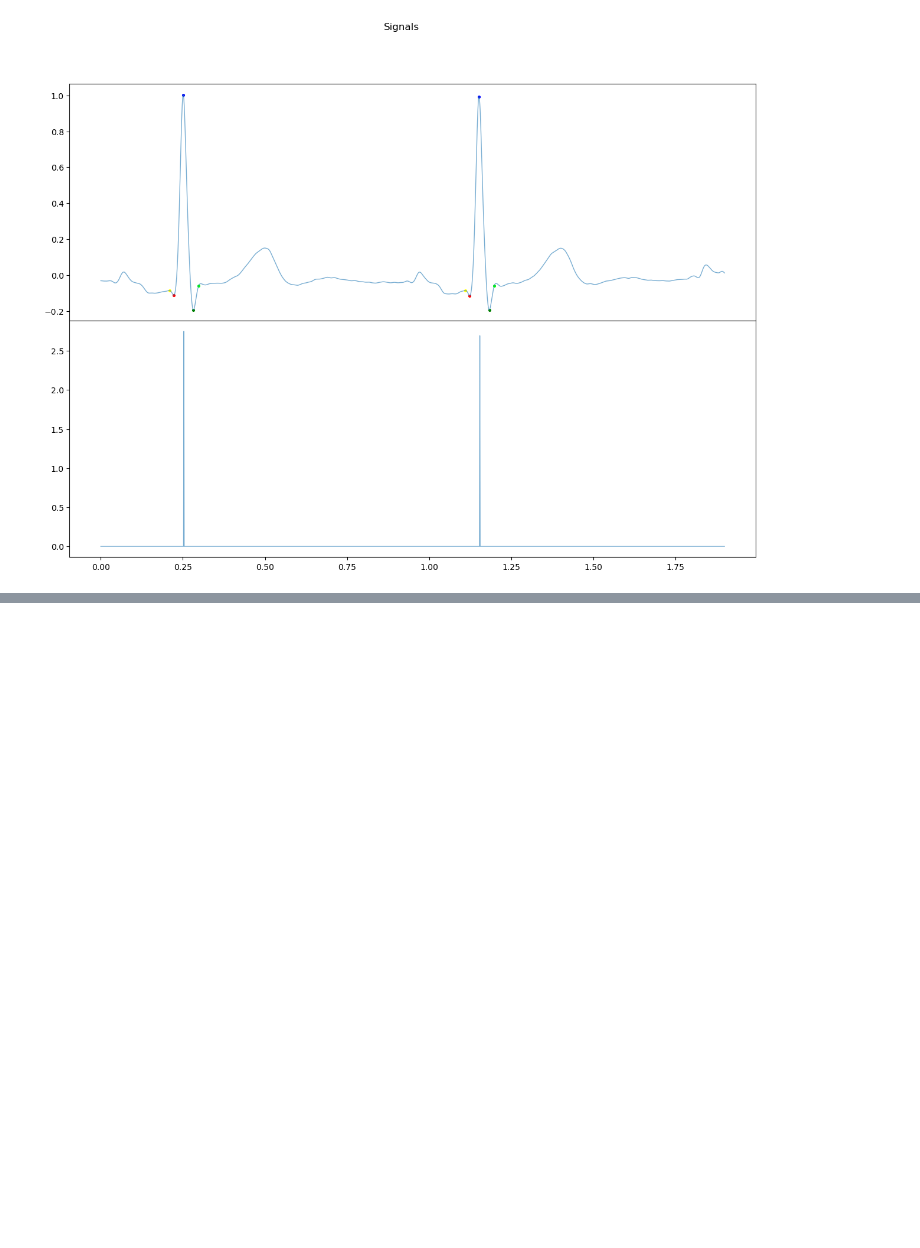
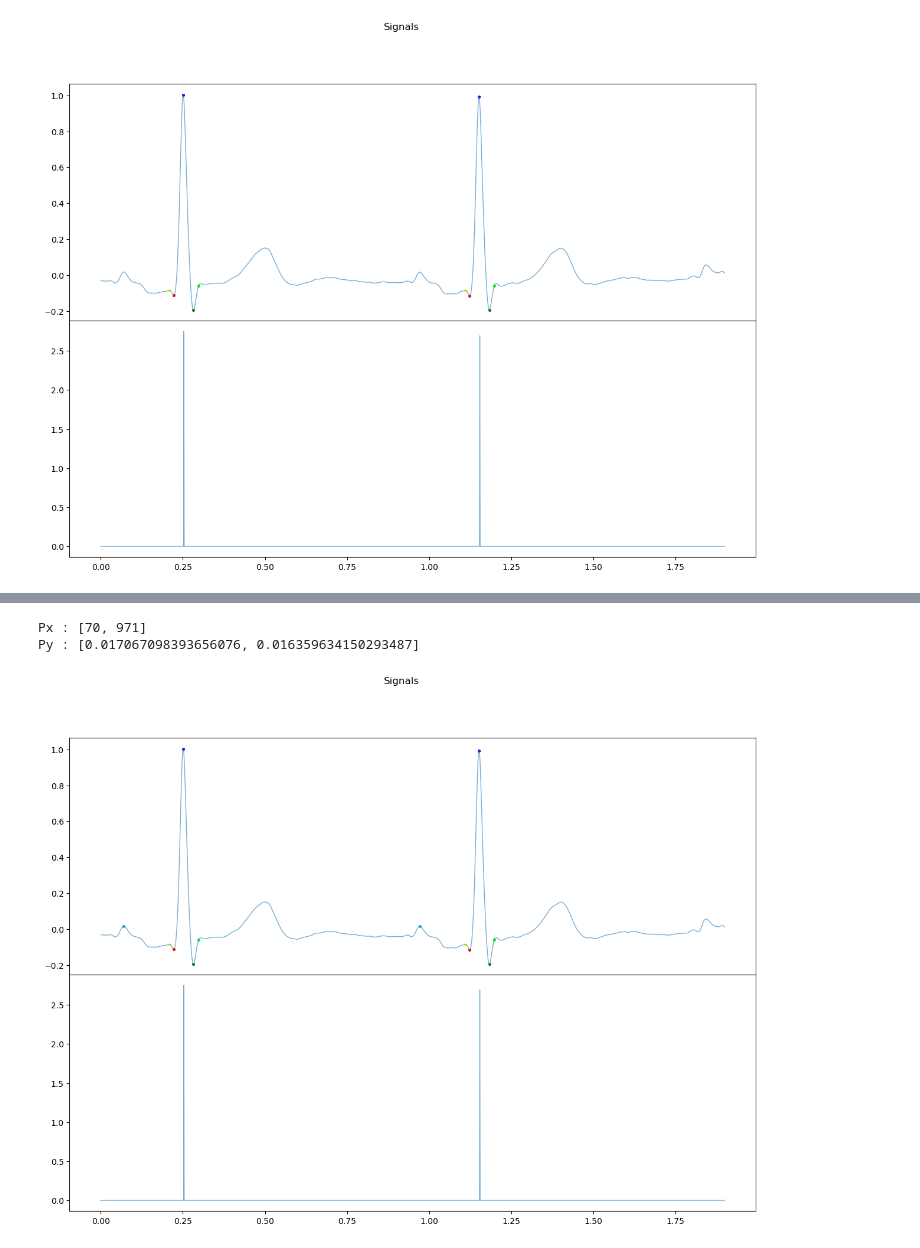
Before and after one commit to Nourhan-Mahmoud/ECG-Based-Authentication-Interface, a Jupyter notebook: 02.Preprocessing_and_FeaturesExtraction/FeatureExtraction_NB.ipynb, the cells around one changed output, grey strips where cells are left out. Saved outputs shown, nothing was run; the diff lists cells and outputs as text; code cells hidden in the pictures; blank space fills up the shorter version.

```diff
--- a/02.Preprocessing_and_FeaturesExtraction/FeatureExtraction_NB.ipynb
+++ b/02.Preprocessing_and_FeaturesExtraction/FeatureExtraction_NB.ipynb
@@ -285,0 +329,30 @@ wfdb.plot_wfdb(record, title='record')
+# %%
+print("Px : " + str(Px))
+print("Py : " + str(Py))
+# %% [output]
+Px : [70, 971]
+Py : [0.017067098393656076, 0.016359634150293487]
+# %%
+Px = np.array(Px)
+Py = np.array(Py)
+# %%
+# Plot
+ts = np.arange(0, time, 1.0 / fs)  # time vector
+
+fig = plt.figure(figsize=[15, 10.4])
+gs = fig.add_gridspec(2, hspace=0)
+axs = gs.subplots(sharex=True, sharey=False)
+fig.suptitle("Signals")
+axs[0].plot(ts, denoised_signal, alpha=0.6, lw=1, label="Raw signal")
+axs[1].plot(ts, y_lfiltered, alpha=0.6, lw=1, label="SciPy lfilter")
+
+axs[0].scatter(qrs_on_x/fs, qrs_on_y, color="yellow", s=7)
+axs[0].scatter(qrs_off_x/fs, qrs_off_y, color="lime", s=7)
+axs[0].scatter(qx/fs, qy, color="red", s=7)
+axs[0].scatter(sx/fs, sy, color="green", s=7)
+axs[0].scatter(Rx/fs, Ry, color="blue", s=7)
+axs[0].scatter(Px/fs, Py, color="#17becf", s=7)
+
+plt.show()
+# %% [output]
+[figure, added]
```
Also changed, not shown: parts of 18 cells of this notebook.
